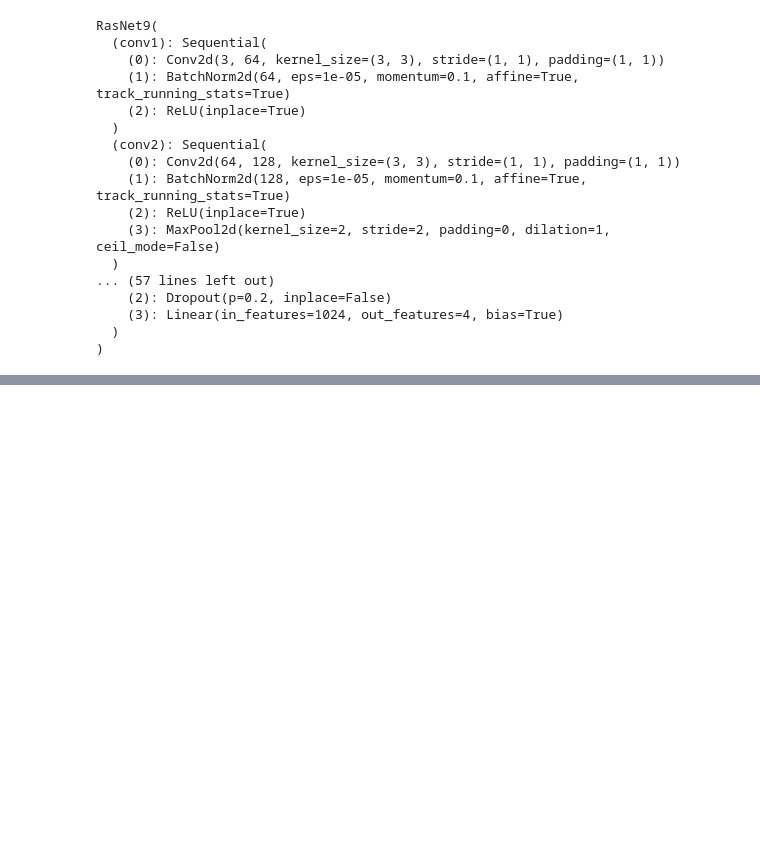
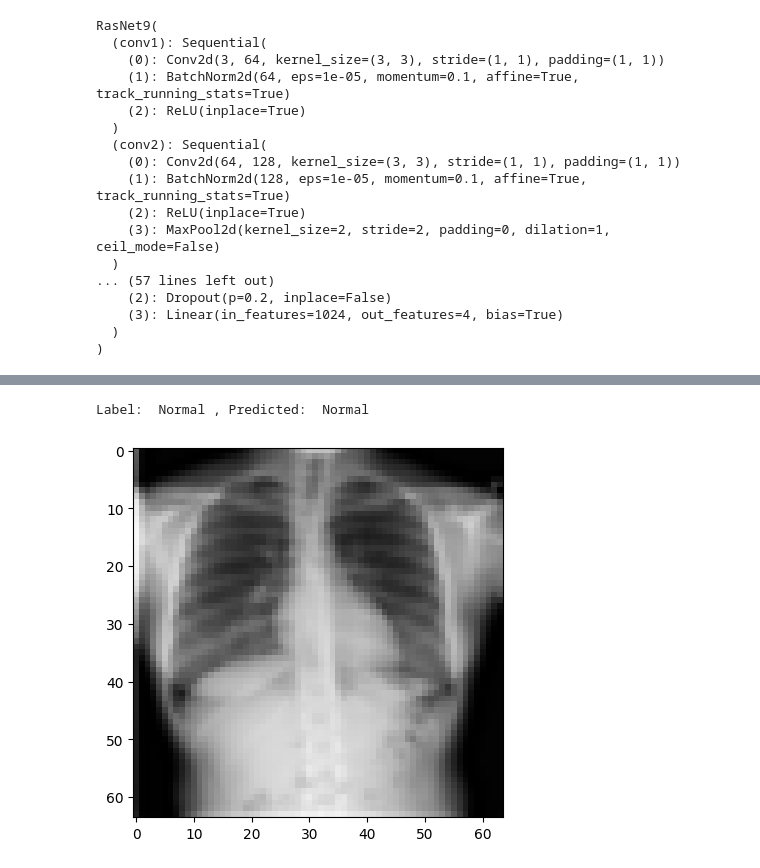
Before and after one commit to saadur1998/COVID-DETECTION, a Jupyter notebook: CovidData_training.ipynb, the cells around one changed output, grey strips where cells are left out. Saved outputs shown, nothing was run; the diff lists cells and outputs as text; code cells hidden in the pictures; blank space fills up the shorter version.

```diff
--- a/CovidData_training.ipynb
+++ b/CovidData_training.ipynb
@@ -261,0 +326,13 @@ def fit_one_cycle(epochs, max_lr, model, train_loader, val_loader, weight_decay=
+# %%
+def predict_image(img, model):
+  xb = to_device(img.unsqueeze(0), device)
+  yb = model(xb)
+  prob, preds = torch.max(yb, dim = 1)
+  return dataset.classes[preds[0].item()]
+# %%
+img, label = ds_test[90]
+plt.imshow(img.permute(1,2,0).clamp(0,1))
+print('Label: ',dataset.classes[label],', Predicted: ',predict_image(img,model))
+# %% [output]
+Label:  Normal , Predicted:  Normal
+[figure, added]
```
Also changed, not shown: parts of 17 cells of this notebook.
